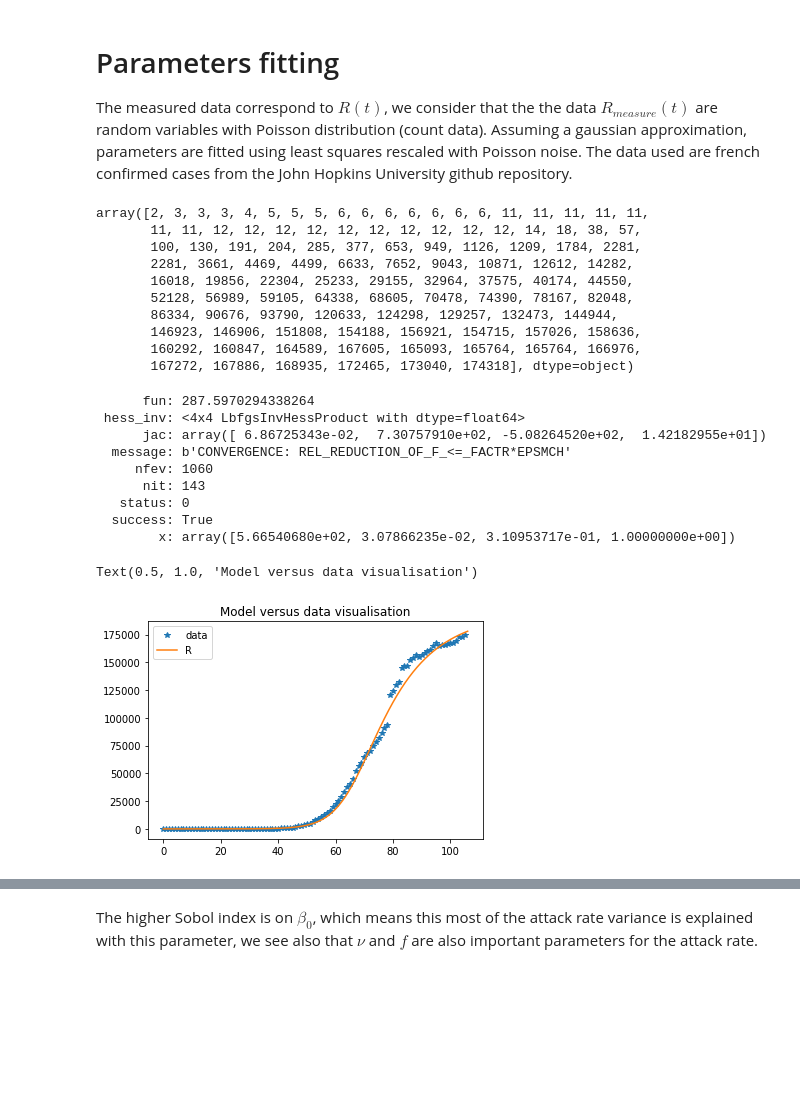
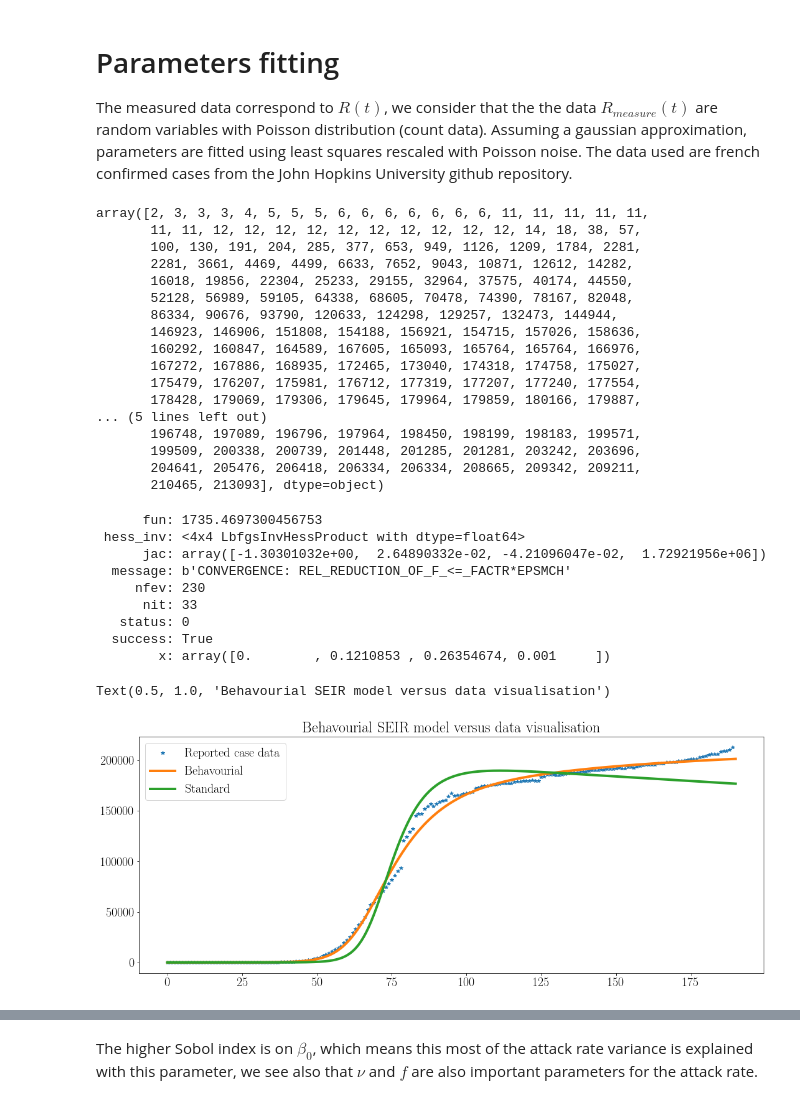
Before and after one commit to clgch/behavourial-SEIR-model, a Jupyter notebook: Parameters identification and uncertainty propagation for the behavorial SEIR model.ipynb, the cells around one changed output, grey strips where cells are left out. Cells and saved outputs as stored; diff of their text form; code cells hidden in the pictures; blank space fills up the shorter version.

```diff
--- a/Parameters identification and uncertainty propagation for the behavorial SEIR model.ipynb
+++ b/Parameters identification and uncertainty propagation for the behavorial SEIR model.ipynb
@@ -110,7 +115,7 @@ df = pd.read_csv("https://raw.githubusercontent.com/CSSEGISandData/COVID-19/mast
 
 filtered_df = df[df["Country/Region"] == "France" ]
 filtered_df = filtered_df[df["Province/State"].isnull()]
-confirmed = filtered_df.iloc[0, 6:].values
+confirmed = filtered_df.iloc[0, 6:].values[:190]
 # %%
 confirmed
 # %% [output]
@@ -123,7 +128,14 @@ array([2, 3, 3, 3, 4, 5, 5, 5, 6, 6, 6, 6, 6, 6, 6, 11, 11, 11, 11, 11,
        86334, 90676, 93790, 120633, 124298, 129257, 132473, 144944,
        146923, 146906, 151808, 154188, 156921, 154715, 157026, 158636,
        160292, 160847, 164589, 167605, 165093, 165764, 165764, 166976,
-       167272, 167886, 168935, 172465, 173040, 174318], dtype=object)
+       167272, 167886, 168935, 172465, 173040, 174318, 174758, 175027,
+       175479, 176207, 175981, 176712, 177319, 177207, 177240, 177554,
+       178428, 179069, 179306, 179645, 179964, 179859, 180166, 179887,
+... (5 lines left out)
+       196748, 197089, 196796, 197964, 198450, 198199, 198183, 199571,
+       199509, 200338, 200739, 201448, 201285, 201281, 203242, 203696,
+       204641, 205476, 206418, 206334, 206334, 208665, 209342, 209211,
+       210465, 213093], dtype=object)
 # %%
 from scipy.optimize import minimize, basinhopping
 y0 = [60e6, 1, 0, 0]
@@ -147,44 +159,50 @@ def least_squares(params, *args):
 params_init = [0, 0.77, 1, 0.2]
 
 # "realistic" bounds for the different parameters
-bnds = ([0, None], [0.001, 1.5], [0.15, 3], [0.001, 0])
+bnds = ([0, None], [0.001, 1.5], [0.15, 1], [0.001, 0.5])
 
 # deterministic L-BFGS-B search to find at least a local optimum
 params_star = minimize(least_squares, params_init, args=(confirmed), bounds=bnds, method="L-BFGS-B")
 params_star
 
-#minimizer_kwargs = {"method": "L-BFGS-B", "bounds":bnds, "args": confirmed}
-#ret = basinhopping(loglik, params_init, minimizer_kwargs=minimizer_kwargs, niter=200)
-#ret
+# bounds for standard SEIR
+bnds = ([0, 0], [0.001, 1.5], [0.15, 1], [0.001, 0.5])
+
+params_star_standard = minimize(least_squares, params_init, args=(confirmed), bounds=bnds, method="L-BFGS-B")
+params_star_standard
 # %% [output]
-      fun: 287.5970294338264
+      fun: 1735.4697300456753
  hess_inv: <4x4 LbfgsInvHessProduct with dtype=float64>
-      jac: array([ 6.86725343e-02,  7.30757910e+02, -5.08264520e+02,  1.42182955e+01])
+      jac: array([-1.30301032e+00,  2.64890332e-02, -4.21096047e-02,  1.72921956e+06])
   message: b'CONVERGENCE: REL_REDUCTION_OF_F_<=_FACTR*EPSMCH'
-     nfev: 1060
-      nit: 143
+     nfev: 230
+      nit: 33
    status: 0
   success: True
-        x: array([5.66540680e+02, 3.07866235e-02, 3.10953717e-01, 1.00000000e+00])
+        x: array([0.        , 0.1210853 , 0.26354674, 0.001     ])
 # %%
 # Validation of the fitting step
 
 T = len(confirmed)
 t = np.linspace(0, T, int(5*T + 1))
 
 y0 = [60e6, 1, 0, 0]
 N = 60e6
-params = np.array(list(params_star.x) + [f, N])
+params_behav = np.array(list(params_star.x) + [f, N])
+params_standard = np.array(list(params_star_standard.x) + [f, N])
 
-sol = odeint(behavourial_seir_ode, y0, t, args=(params,))
+sol_behav = odeint(behavourial_seir_ode, y0, t, args=(params_behav,))
+sol_standard = odeint(behavourial_seir_ode, y0, t, args=(params_standard,))
 
-plt.plot(range(T), confirmed, '*', label="data")
-plt.plot(t, sol[:, 2], label="R")
+plt.figure(figsize=(18, 7))
+plt.plot(range(T), confirmed, '*', label="Reported case data", linewidth=4)
+plt.plot(t, sol_behav[:, 2], linewidth=4, label=r"Behavourial")
+plt.plot(t, sol_standard[:, 2], linewidth=4, label=r"Standard")
 plt.legend(loc="best")
-plt.title("Model versus data visualisation")
+plt.title("Behavourial SEIR model versus data visualisation")
 # %% [output]
-Text(0.5, 1.0, 'Model versus data visualisation')
+Text(0.5, 1.0, 'Behavourial SEIR model versus data visualisation')
-[figure, old version]
+[figure, new version]
 # %%
 # Prediction with the behavourial SEIR model
 
```
Also changed, not shown: parts of 10 cells of this notebook.
